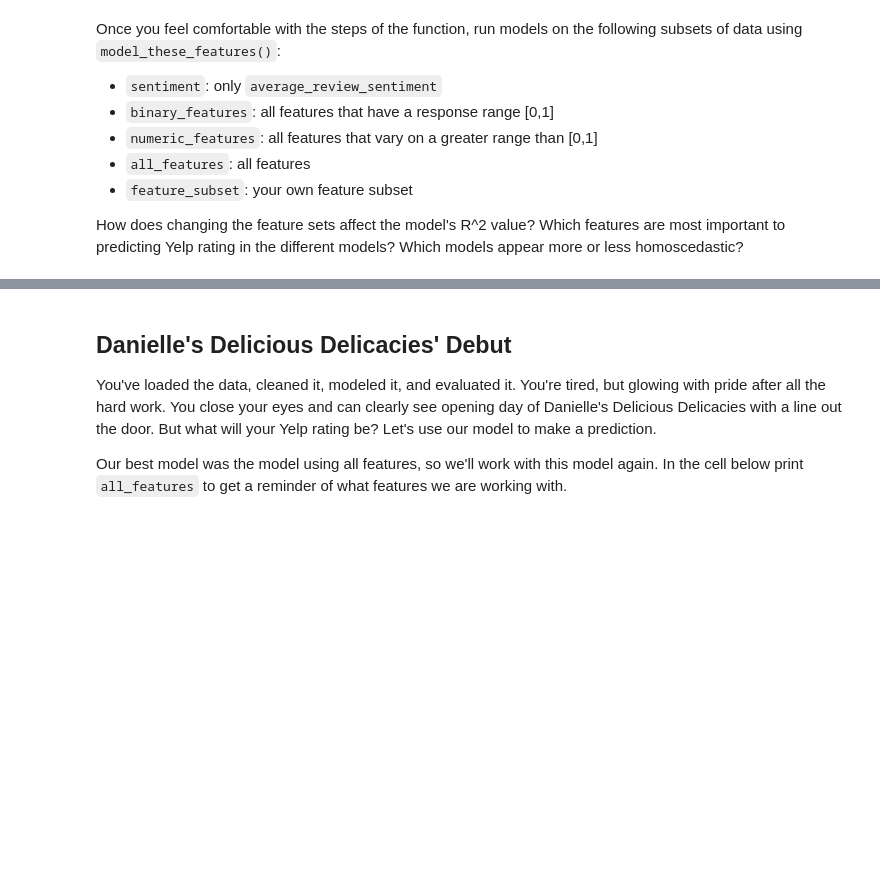
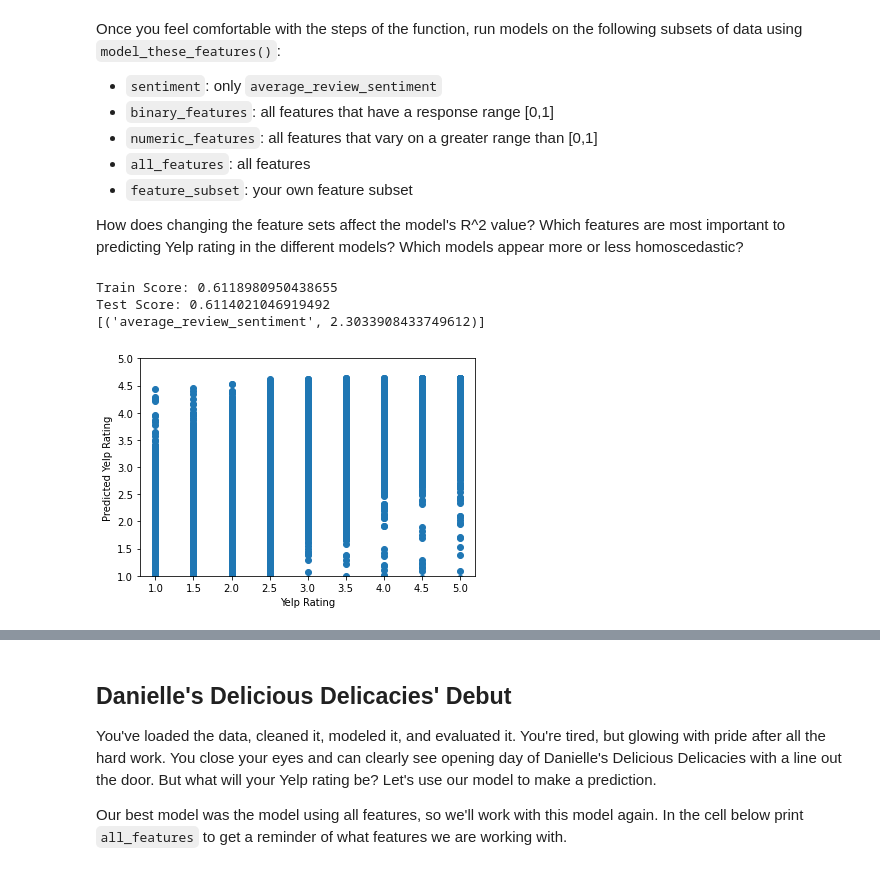
Before and after one commit to LenSin3/yelp_regression_project, a Jupyter notebook: yelp_regression.ipynb, the cells around one changed output, grey strips where cells are left out. Cells and saved outputs as stored; diff of their text form; code cells hidden in the pictures; blank space fills up the shorter version.

```diff
--- a/yelp_regression.ipynb
+++ b/yelp_regression.ipynb
@@ -471,5 +471,11 @@ Once you feel comfortable with the steps of the function, run models on the foll
 How does changing the feature sets affect the model's R^2 value? Which features are most important to predicting Yelp rating in the different models? Which models appear more or less homoscedastic?
 # %%
 # create a model on sentiment here
+model_these_features(sentiment)
+# %% [output]
+Train Score: 0.6118980950438655
+Test Score: 0.6114021046919492
+[('average_review_sentiment', 2.3033908433749612)]
+[figure, added]
 # %%
 # create a model on all binary features here
```
Also changed, not shown: parts of 12 cells of this notebook.
